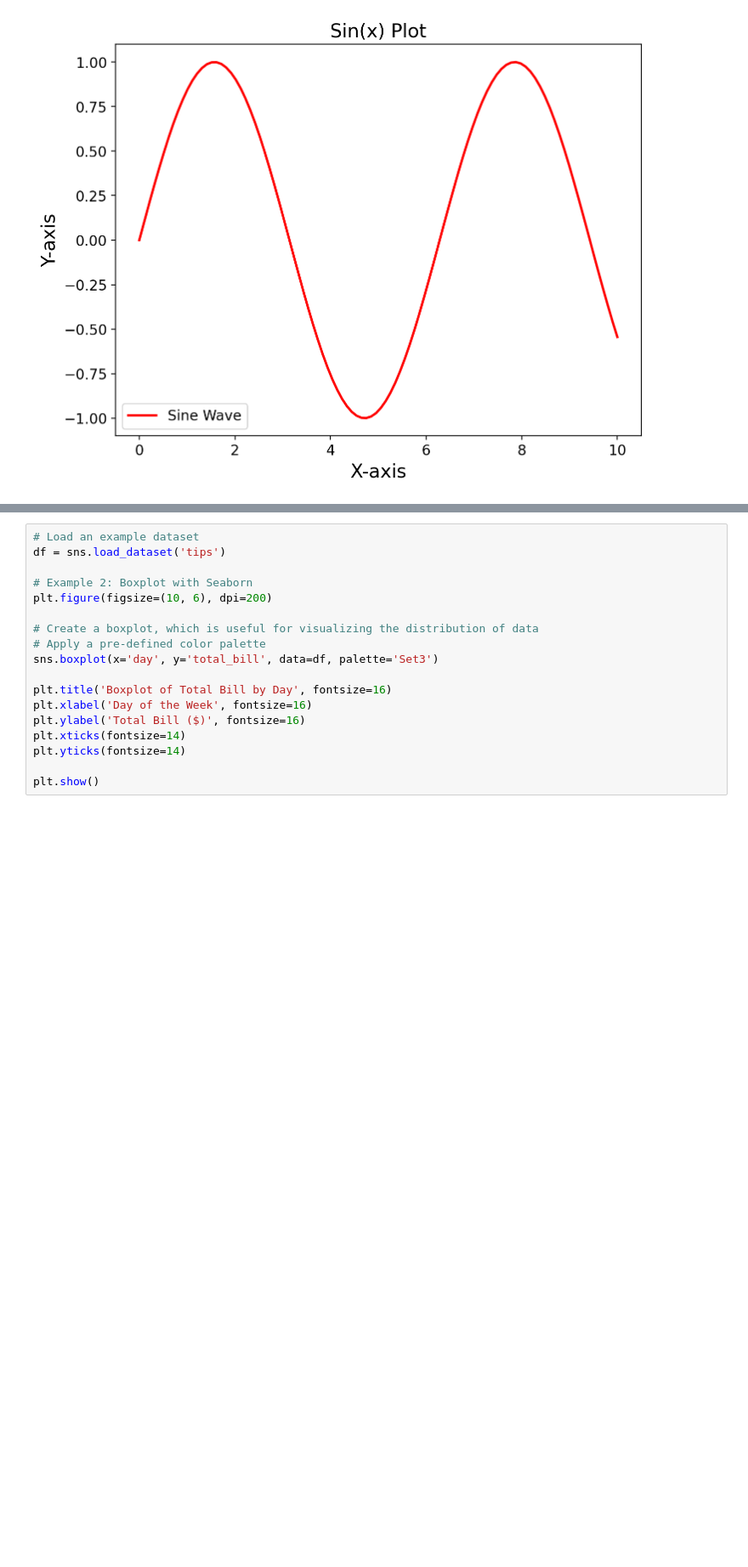
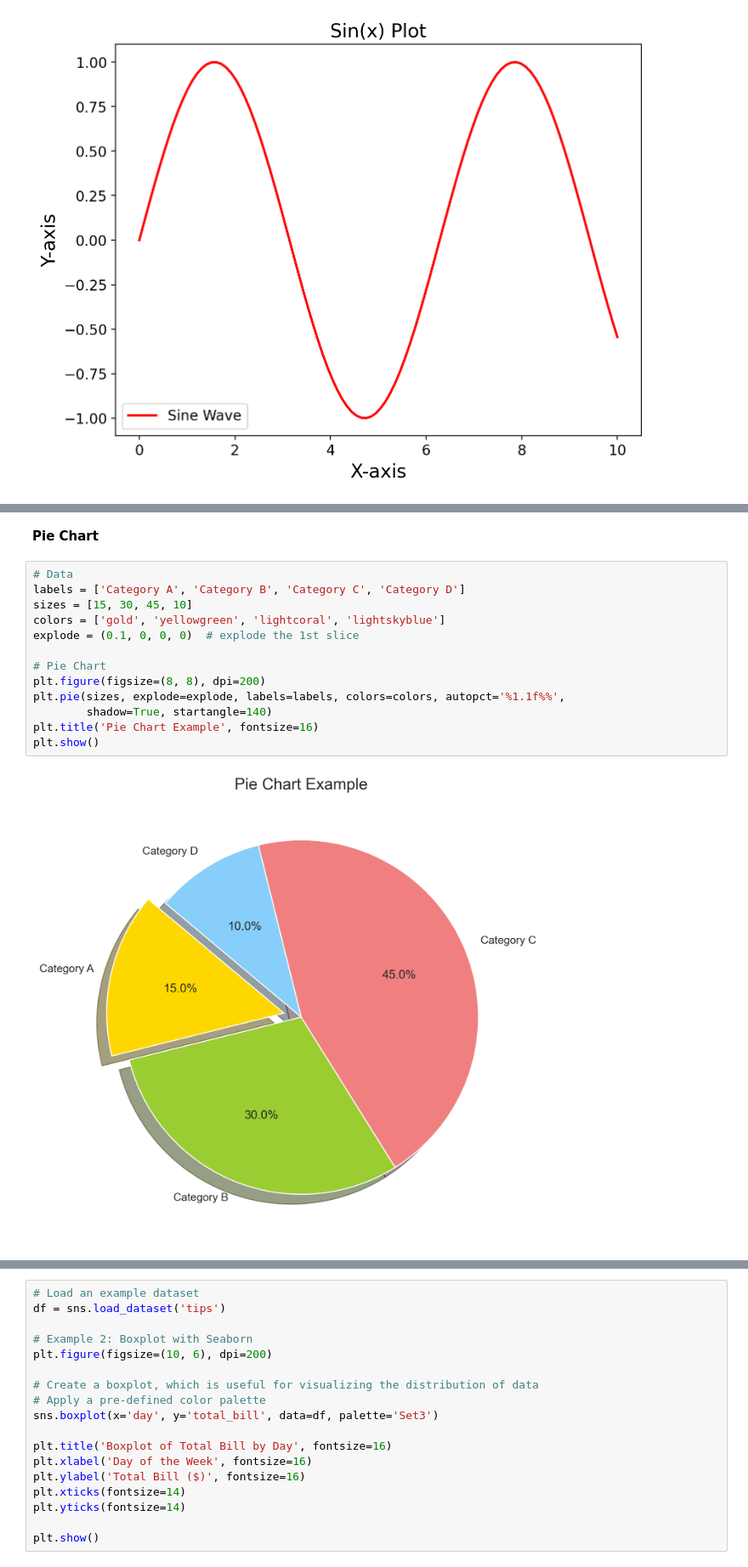
Before and after one commit to extaraordinary/data_visualization, a Jupyter notebook: data_visualization_notebook.ipynb, the cells around one changed output, grey strips where cells are left out. Shown at 85% size. Cells and saved outputs as stored; diff of their text form; blank space fills up the shorter version.

```diff
--- a/data_visualization_notebook.ipynb
+++ b/data_visualization_notebook.ipynb
@@ -56,0 +103,17 @@ plt.show()
+# %% [markdown]
+**Pie Chart**
+# %%
+# Data
+labels = ['Category A', 'Category B', 'Category C', 'Category D']
+sizes = [15, 30, 45, 10]
+colors = ['gold', 'yellowgreen', 'lightcoral', 'lightskyblue']
+explode = (0.1, 0, 0, 0)  # explode the 1st slice
+
+# Pie Chart
+plt.figure(figsize=(8, 8), dpi=200)
+plt.pie(sizes, explode=explode, labels=labels, colors=colors, autopct='%1.1f%%',
+        shadow=True, startangle=140)
+plt.title('Pie Chart Example', fontsize=16)
+plt.show()
+# %% [output]
+[figure, added]
```
Also changed, not shown: parts of 51 cells of this notebook.
